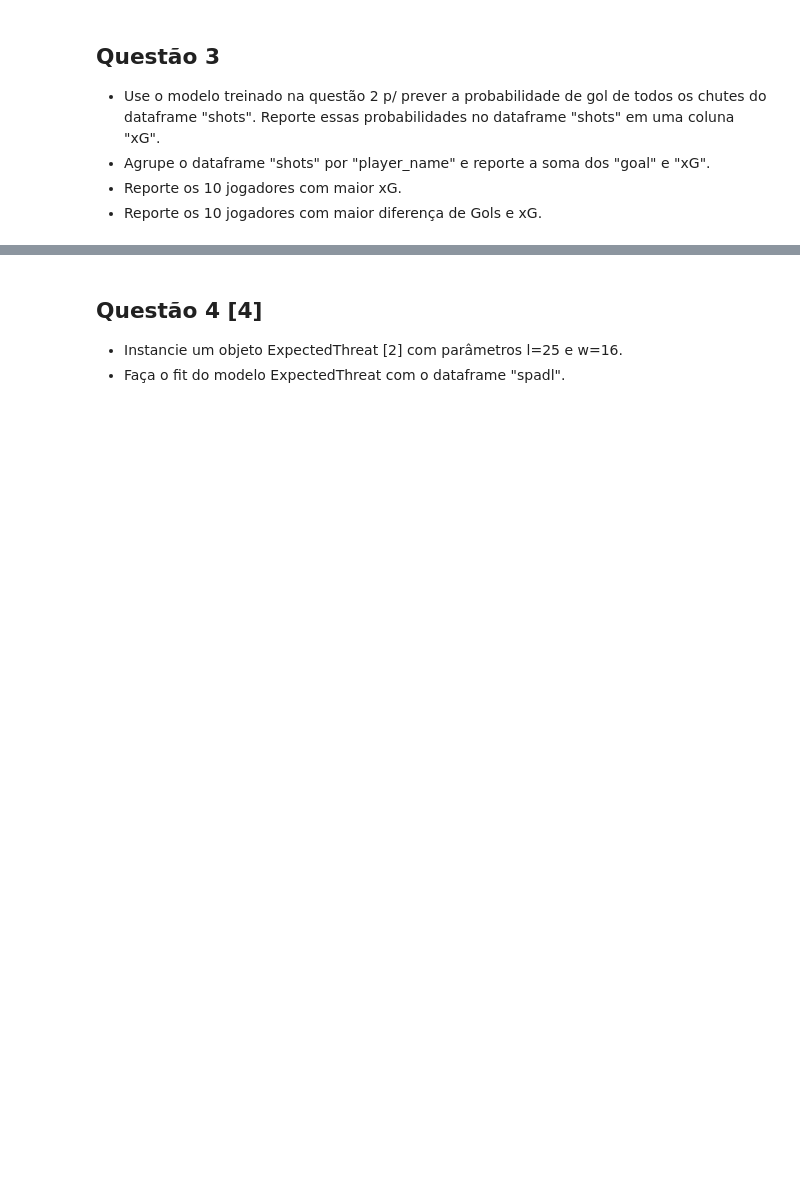
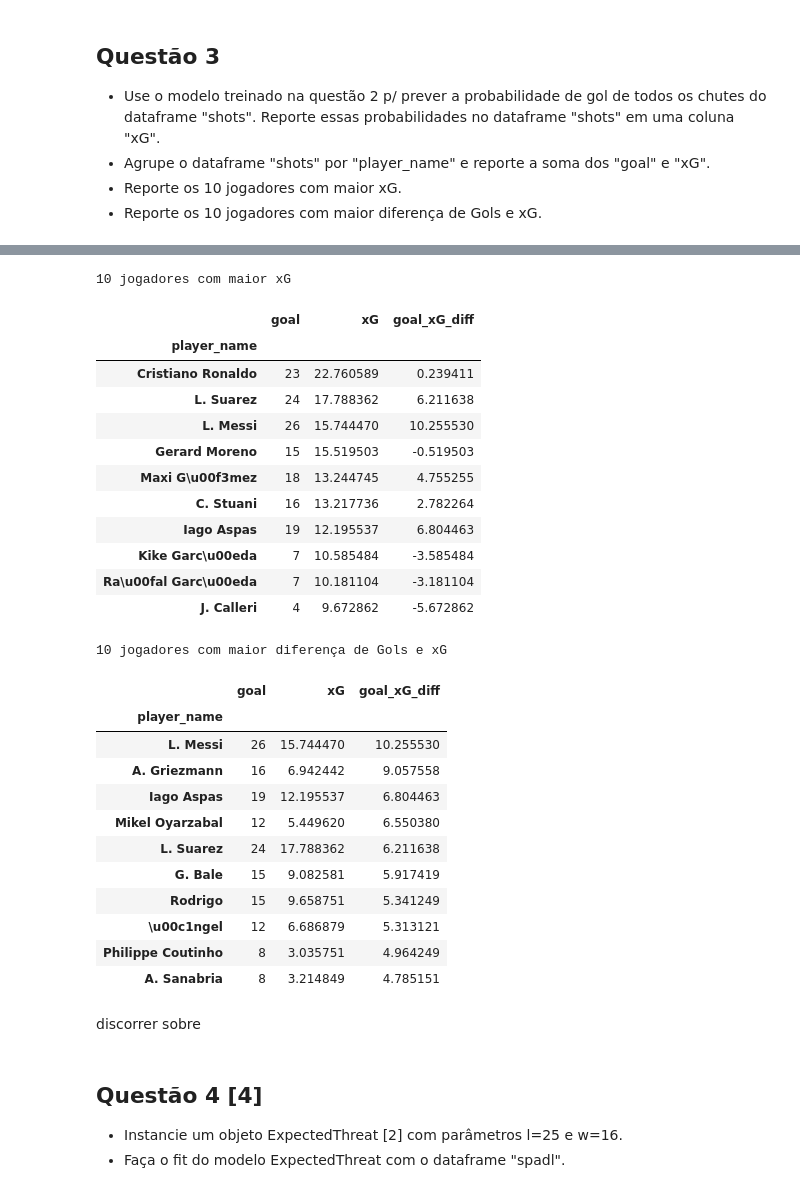
Before and after one commit to lframosferreira/soccer-analytics-notebooks, a Jupyter notebook: atv04/luis_felipe_ramos_ferreira.ipynb, the cells around one changed output, grey strips where cells are left out. Cells and saved outputs as stored; diff of their text form; code cells hidden in the pictures; blank space fills up the shorter version.

```diff
--- a/atv04/luis_felipe_ramos_ferreira.ipynb
+++ b/atv04/luis_felipe_ramos_ferreira.ipynb
@@ -173,3 +178,42 @@ shots.groupby(by="player_name")[["goal", "xG"]].sum()
+# %%
+from IPython.display import display_html
+
+largest_xG: pd.DataFrame = xG_goal_sum.nlargest(n=10, columns=["xG"])
+largest_goal_xG_diff: pd.DataFrame = xG_goal_sum.nlargest(n=10, columns=["goal_xG_diff"])
+
+largest_xG = largest_xG.style.set_table_attributes("style='display:inline'").set_caption("10 jogadores com maior xG")
+largest_goal_xG_diff = largest_goal_xG_diff.style.set_table_attributes("style='display:inline'").set_caption("10 jogadores com maior diferença de Gols e xG")
+
+display_html(largest_xG._repr_html_() + largest_goal_xG_diff._repr_html_(), raw=True)
+# %% [output]
+10 jogadores com maior xG
+|  | goal | xG | goal_xG_diff |
+| player_name |  |  |  |
+| Cristiano Ronaldo | 23 | 22.760589 | 0.239411 |
+| L. Suarez | 24 | 17.788362 | 6.211638 |
+| L. Messi | 26 | 15.744470 | 10.255530 |
+| Gerard Moreno | 15 | 15.519503 | -0.519503 |
+| Maxi G\u00f3mez | 18 | 13.244745 | 4.755255 |
+| C. Stuani | 16 | 13.217736 | 2.782264 |
+| Iago Aspas | 19 | 12.195537 | 6.804463 |
+| Kike Garc\u00eda | 7 | 10.585484 | -3.585484 |
+| Ra\u00fal Garc\u00eda | 7 | 10.181104 | -3.181104 |
+| J. Calleri | 4 | 9.672862 | -5.672862 |
+10 jogadores com maior diferença de Gols e xG
+|  | goal | xG | goal_xG_diff |
+| player_name |  |  |  |
+| L. Messi | 26 | 15.744470 | 10.255530 |
+| A. Griezmann | 16 | 6.942442 | 9.057558 |
+| Iago Aspas | 19 | 12.195537 | 6.804463 |
+| Mikel Oyarzabal | 12 | 5.449620 | 6.550380 |
+| L. Suarez | 24 | 17.788362 | 6.211638 |
+| G. Bale | 15 | 9.082581 | 5.917419 |
+| Rodrigo | 15 | 9.658751 | 5.341249 |
+| \u00c1ngel | 12 | 6.686879 | 5.313121 |
+| Philippe Coutinho | 8 | 3.035751 | 4.964249 |
+| A. Sanabria | 8 | 3.214849 | 4.785151 |
+# %% [markdown]
+discorrer sobre
 # %% [markdown]
 ## Questão 4 [4]
 - Instancie um objeto ExpectedThreat [2] com parâmetros l=25 e w=16.
```
Also changed, not shown: parts of 11 cells of this notebook.
